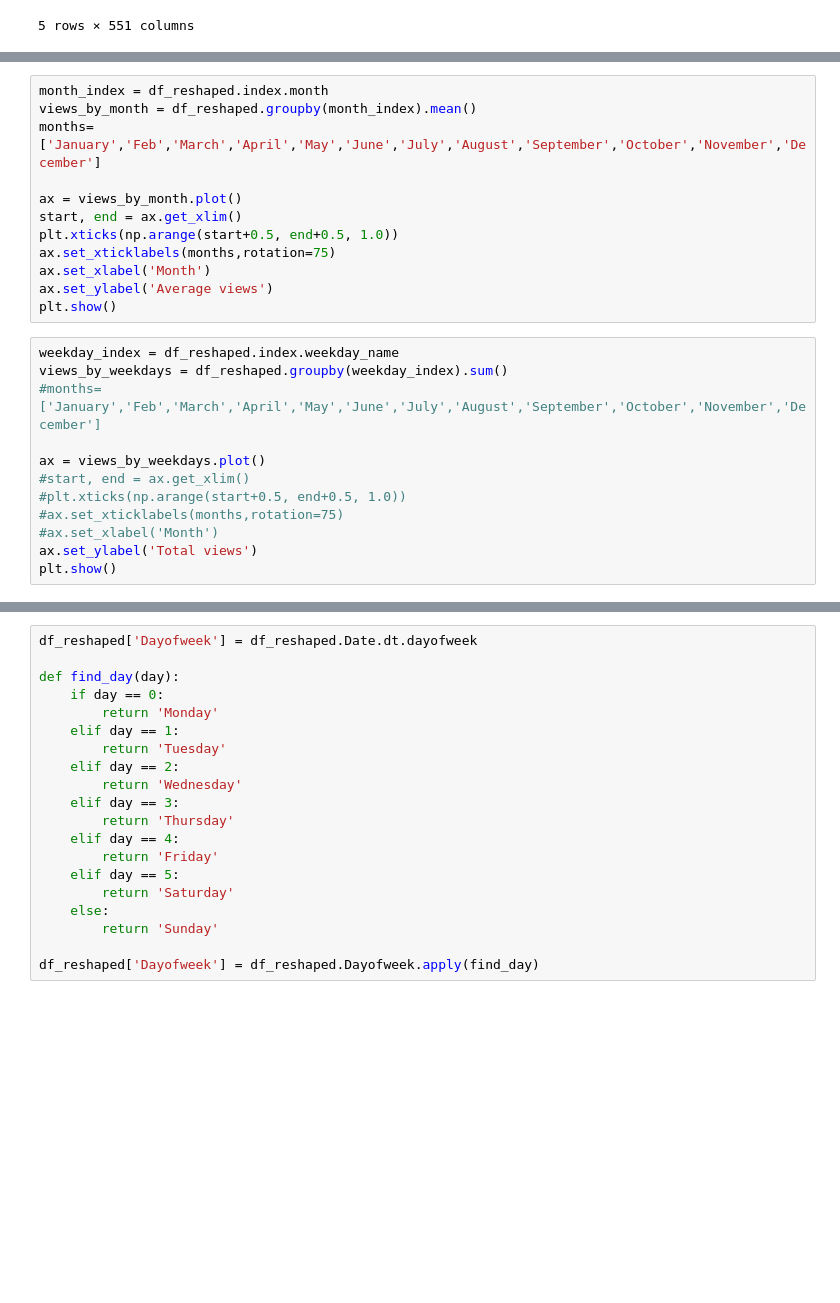
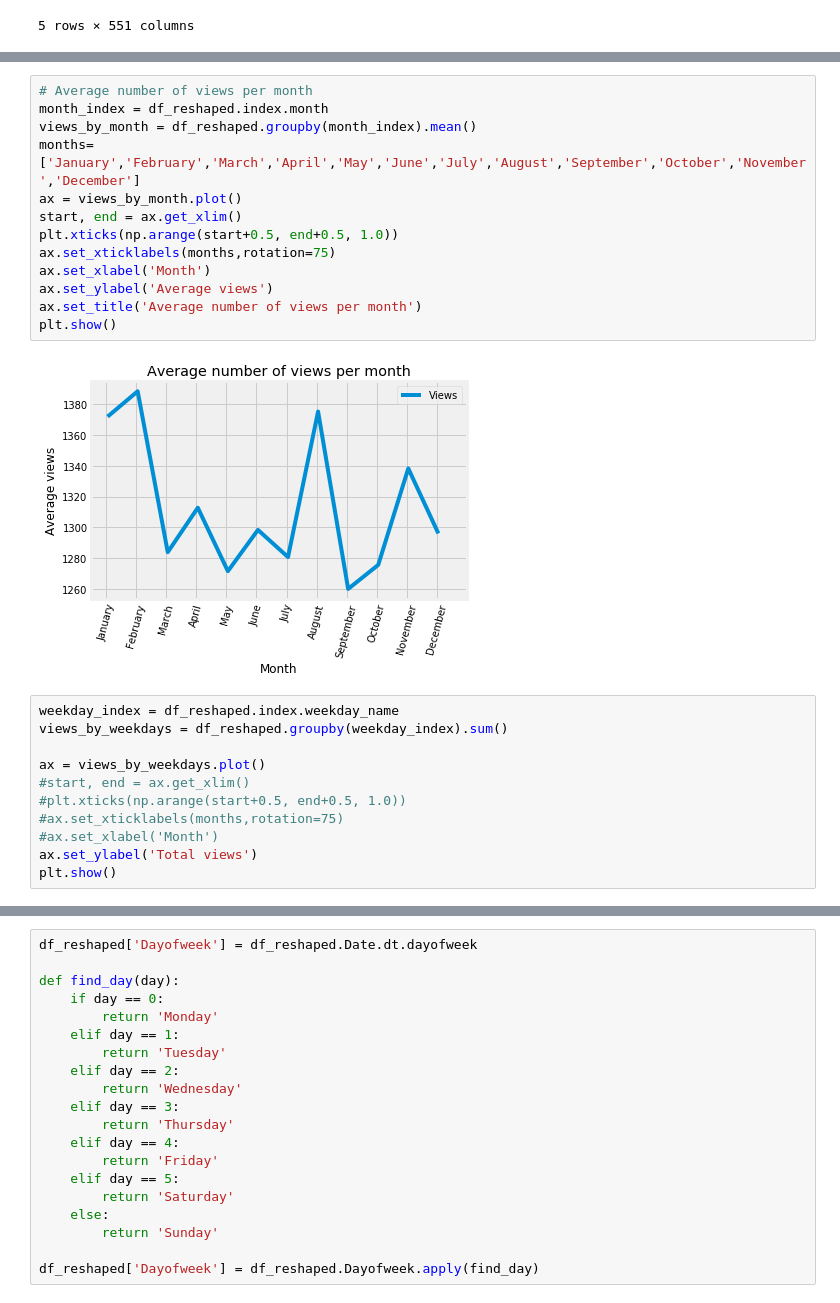
Before and after one commit to Subikshaa/Time-Series-Forecasting-on-Web-Traffic-Dataset, a Jupyter notebook: forecast.ipynb, the cells around one changed output, grey strips where cells are left out. Saved outputs shown, nothing was run; the diff lists cells and outputs as text; blank space fills up the shorter version.

```diff
--- a/forecast.ipynb
+++ b/forecast.ipynb
@@ -57,19 +64,21 @@ plt.plot(temp)
 # %%
+# Average number of views per month
 month_index = df_reshaped.index.month
 views_by_month = df_reshaped.groupby(month_index).mean()
-months=['January','Feb','March','April','May','June','July','August','September','October','November','December']
-
+months=['January','February','March','April','May','June','July','August','September','October','November','December']
 ax = views_by_month.plot()
 start, end = ax.get_xlim()
 plt.xticks(np.arange(start+0.5, end+0.5, 1.0))
 ax.set_xticklabels(months,rotation=75)
 ax.set_xlabel('Month')
 ax.set_ylabel('Average views')
+ax.set_title('Average number of views per month')
 plt.show()
+# %% [output]
+[figure, added]
 # %%
 weekday_index = df_reshaped.index.weekday_name
 views_by_weekdays = df_reshaped.groupby(weekday_index).sum()
-#months=['January','Feb','March','April','May','June','July','August','September','October','November','December']
 
 ax = views_by_weekdays.plot()
 #start, end = ax.get_xlim()
```
Also changed, not shown: parts of 9 cells of this notebook.
